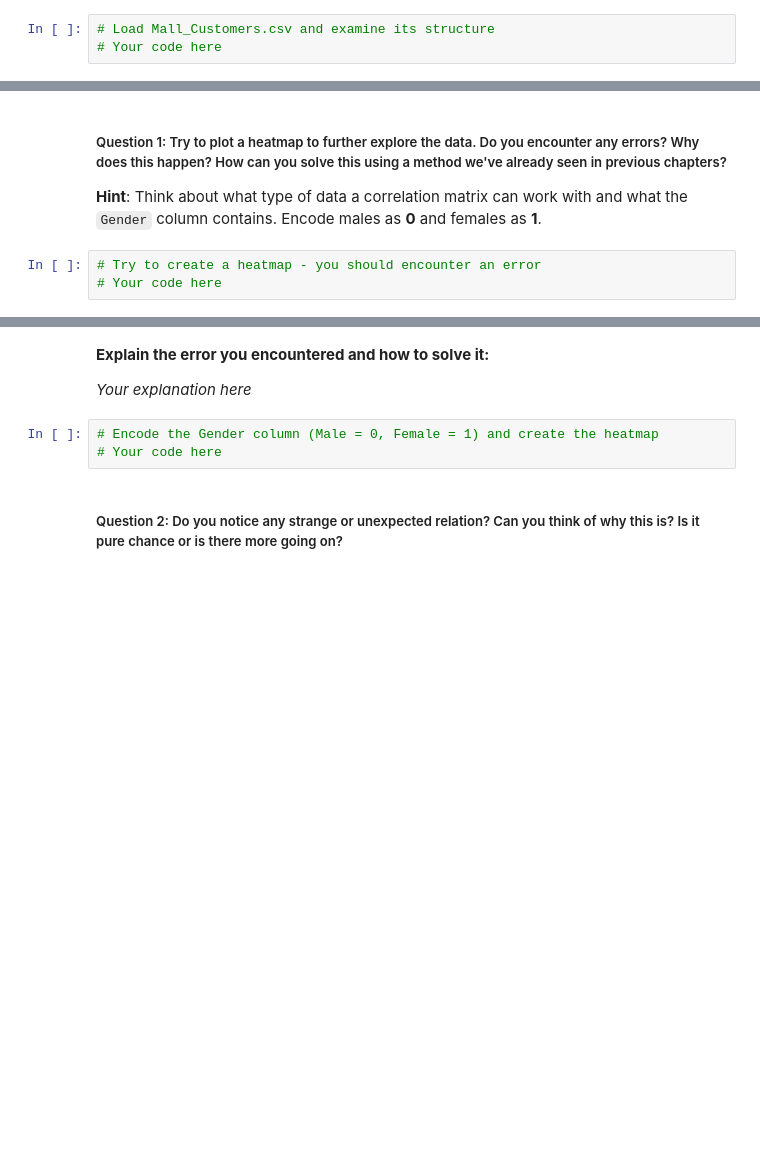
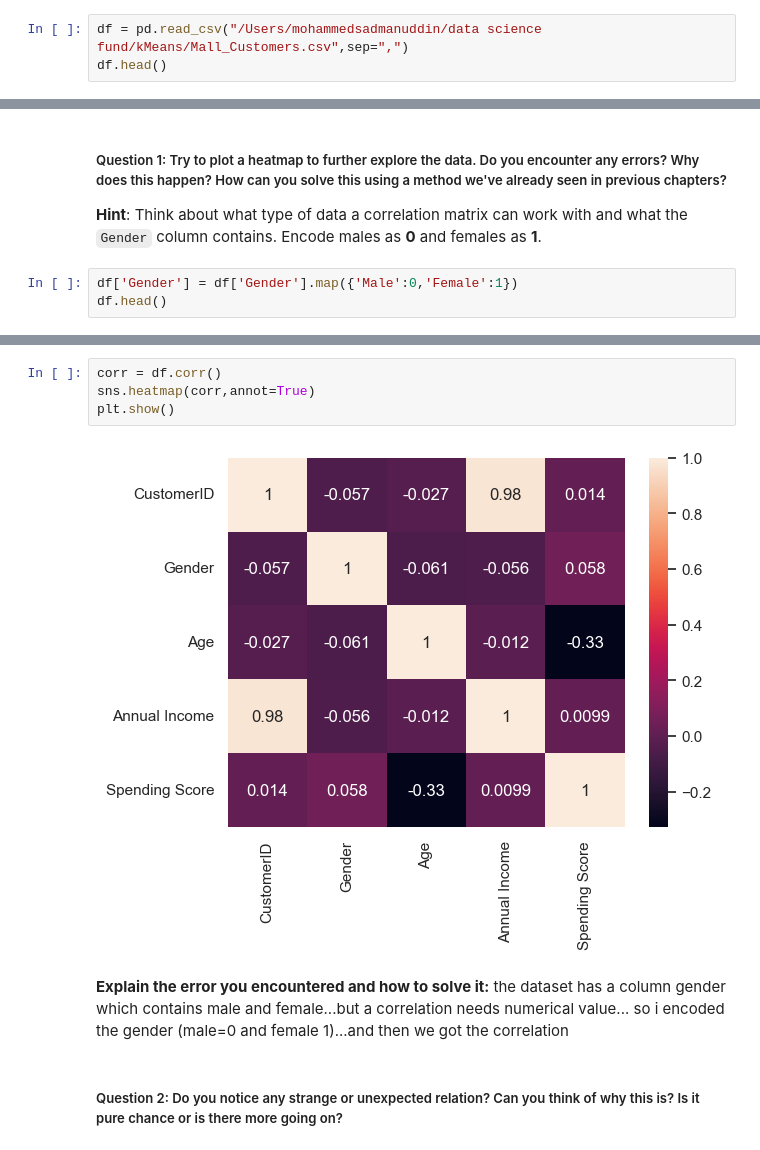
Before and after one commit to SadmanUddin/Machine-Learning-Lab, a Jupyter notebook: kMeans/Mall_Customer_Segmentation_KMeans_Model.ipynb, the cells around one changed output, grey strips where cells are left out. Saved outputs shown, nothing was run; the diff lists cells and outputs as text; blank space fills up the shorter version.

```diff
--- a/kMeans/Mall_Customer_Segmentation_KMeans_Model.ipynb
+++ b/kMeans/Mall_Customer_Segmentation_KMeans_Model.ipynb
@@ -49,5 +48,5 @@ This understanding will guide our preprocessing and modeling decisions.
 # %% [markdown]
 As always, let's have a look at the data first.
 # %%
-# Load Mall_Customers.csv and examine its structure
-# Your code here
+df = pd.read_csv("/Users/mohammedsadmanuddin/data science fund/kMeans/Mall_Customers.csv",sep=",")
+df.head()
@@ -56,5 +62,5 @@ As always, let's have a look at the data first.
 
 **Hint**: Think about what type of data a correlation matrix can work with and what the `Gender` column contains. Encode males as **0** and females as **1**.
 # %%
-# Try to create a heatmap - you should encounter an error
-# Your code here
+df['Gender'] = df['Gender'].map({'Male':0,'Female':1})
+df.head()
@@ -61,10 +74,13 @@ As always, let's have a look at the data first.
+# %%
+corr = df.corr()
+sns.heatmap(corr,annot=True)
+plt.show()
+# %% [output]
+[figure, added]
 # %% [markdown]
 **Explain the error you encountered and how to solve it:**
-
-*Your explanation here*
+the dataset has a column gender which contains male and female...but a correlation needs numerical value...
+so i encoded the gender (male=0 and female 1)...and then we got the correlation
-# %%
-# Encode the Gender column (Male = 0, Female = 1) and create the heatmap
-# Your code here
 # %% [markdown]
 ##### Question 2: Do you notice any strange or unexpected relation? Can you think of why this is? Is it pure chance or is there more going on?
 # %% [markdown]
```
Also changed, not shown: parts of 36 cells of this notebook, 3 other files.
